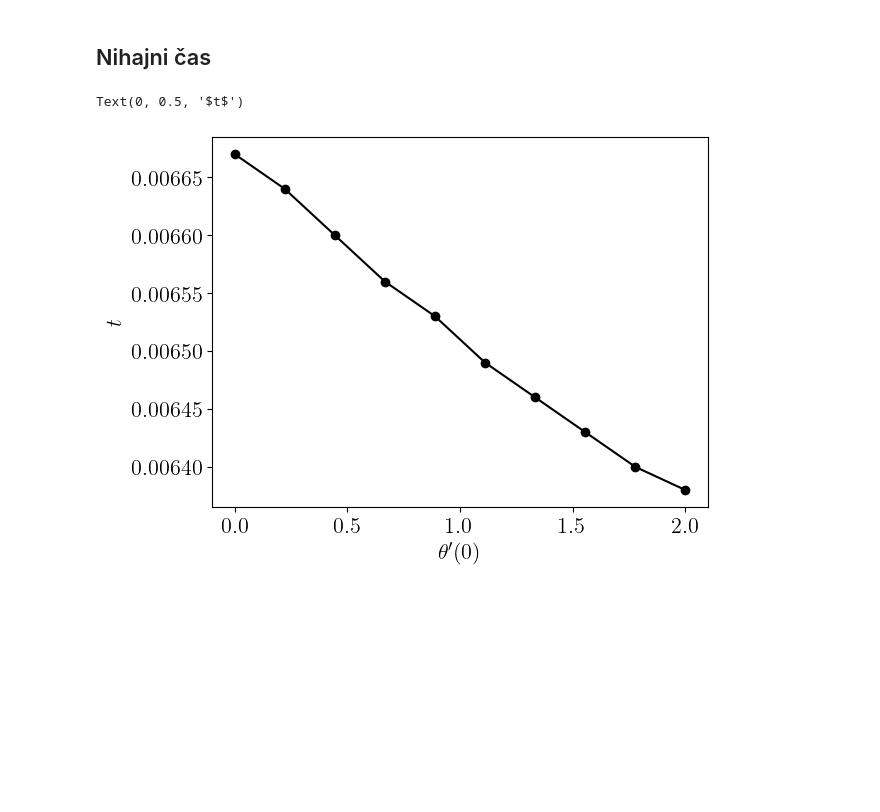
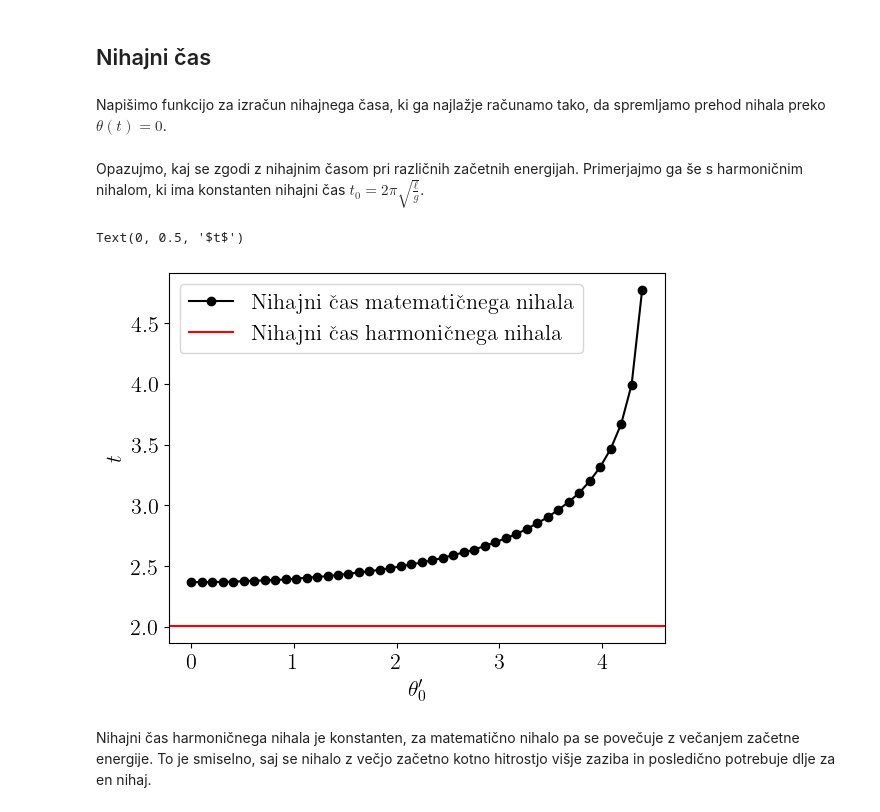
Before and after one commit to gregorkovac/matematicno-nihalo, a Jupyter notebook: demo.ipynb, the cells around one changed output. Saved outputs shown, nothing was run; the diff lists cells and outputs as text; code cells hidden in the pictures; blank space fills up the shorter version.

```diff
--- a/demo.ipynb
+++ b/demo.ipynb
@@ -138,23 +134,5 @@ for dtheta0 in [0.1, 1, 5, 7]:
 Večja kot je začetna kotna hitrost, višje gre nihalo, kar smo pričakovali. V prvem primeru se skoraj ne premakne, v zadnjem pa naredi skoraj cel krog.
 # %% [markdown]
 ## Nihajni čas
-# %%
-def nihajni_cas(l, theta0, dtheta0, dt, eps = 0.1):
-    t = 0
-    theta = theta0
-    dtheta = dtheta0
-    warmup = True
-    iter = 0
-    while True:
-        iter += 1
-        t = t + dt
-        thetaa, dthetaa = nihalo(l = l, t = t, theta0 = theta, dtheta0 = dtheta, n = 10, return_trace=True)
-        theta = thetaa[-1]
-        dtheta = dthetaa[-1]
-        if abs(theta) < eps:
-            warmup = False
-        if abs(theta - theta0) < eps and not warmup:
-            return t
-
-        if iter > 1000:
-            return None
+# %% [markdown]
+Napišimo funkcijo za izračun nihajnega časa, ki ga najlažje računamo tako, da spremljamo prehod nihala preko $\theta(t) = 0$.
@@ -161,14 +170,26 @@ def nihajni_cas(l, theta0, dtheta0, dt, eps = 0.1):
+# %% [markdown]
+Opazujmo, kaj se zgodi z nihajnim časom pri različnih začetnih energijah. Primerjajmo ga še s harmoničnim nihalom, ki ima konstanten nihajni čas $t_0 = 2\pi\sqrt{\frac{\ell}{g}}$.
 # %%
 nihajni_casi = []
 
-for dtheta0 in np.linspace(0, 2, 10):
-    nt = nihajni_cas(1, -np.pi/2, dtheta0, 0.00001, 0.1)
+for dtheta0 in np.linspace(0, 5, 50):
+    nt = nihajni_cas(1, np.pi/2, dtheta0)
     if nt is not None:
         nihajni_casi.append((dtheta0, nt))
 
-plt.plot(*zip(*nihajni_casi), 'o-', color='black')
-plt.xlabel(r"$\theta'(0)$")
+plt.plot(*zip(*nihajni_casi), 'o-', color='black', label='Nihajni čas matematičnega nihala')
+
+g = 9.80665
+t_0_harm = 2 * np.pi * np.sqrt(1 / g)
+
+plt.axhline(t_0_harm, color='red', label='Nihajni čas harmoničnega nihala')
+
+plt.legend()
+
+plt.xlabel(r"$\theta'_0$")
 plt.ylabel(r'$t$')
 # %% [output]
 Text(0, 0.5, '$t$')
-[figure, old version]
+[figure, new version]
+# %% [markdown]
+Nihajni čas harmoničnega nihala je konstanten, za matematično nihalo pa se povečuje z večanjem začetne energije. To je smiselno, saj se nihalo z večjo začetno kotno hitrostjo višje zaziba in posledično potrebuje dlje za en nihaj.
```
Also changed, not shown: parts of 2 cells of this notebook, 4 other files.
